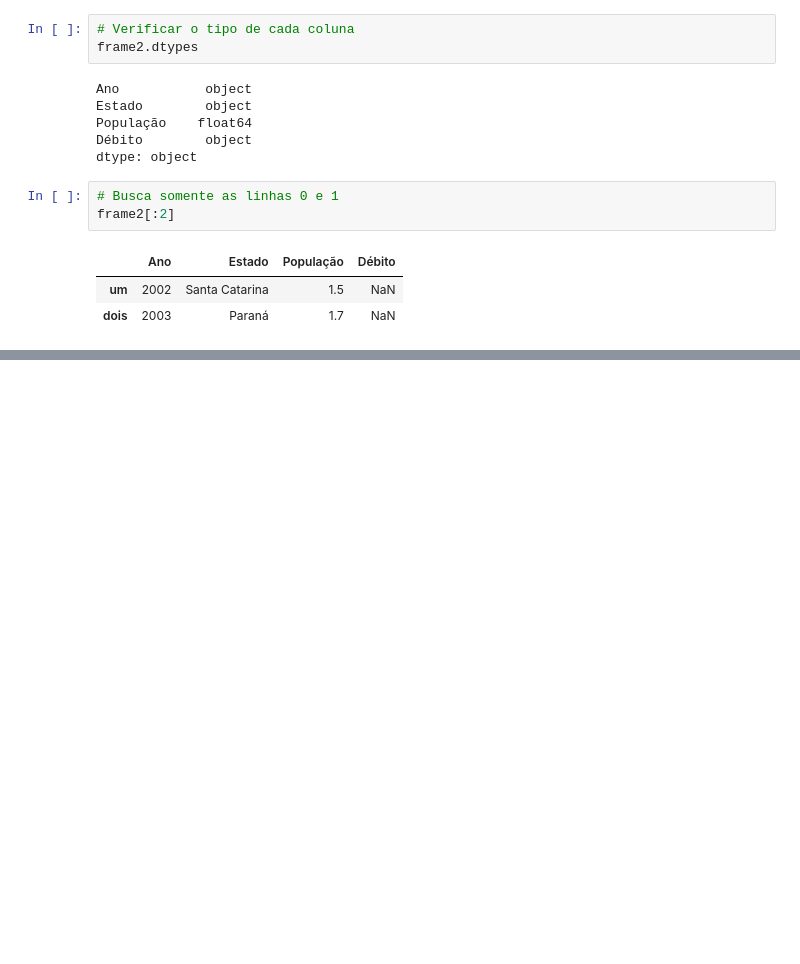
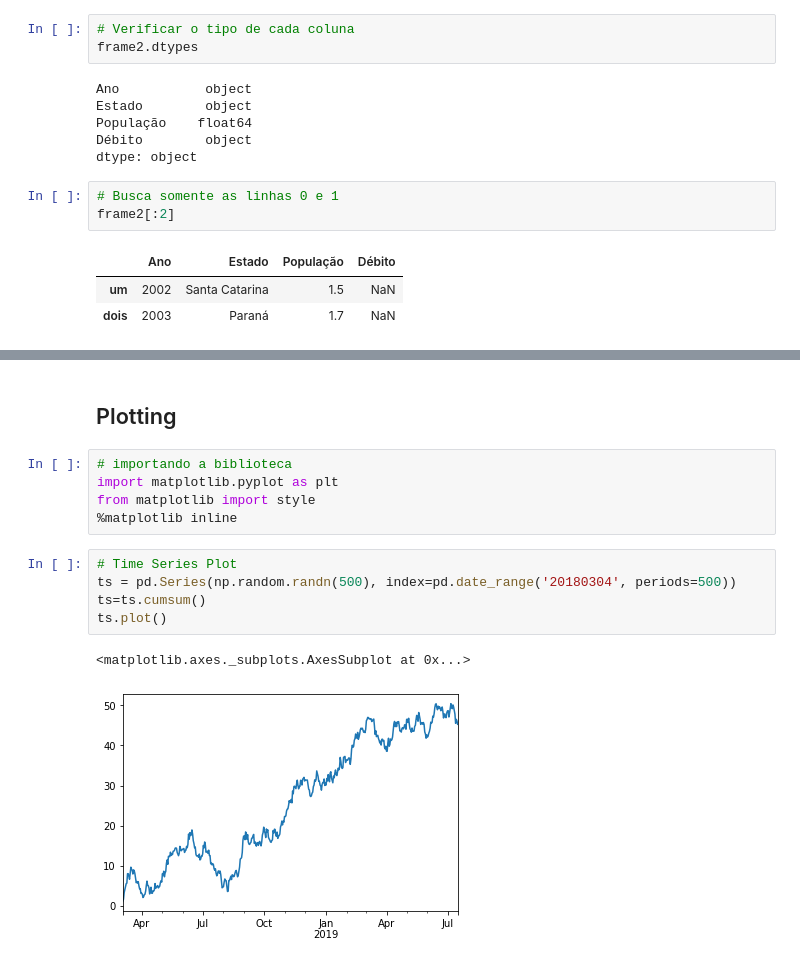
Before and after one commit to Lucaasfelipe/Python, a Jupyter notebook: Módulos python para Análise de dados/Pandas.ipynb, the cells around one changed output, grey strips where cells are left out. Drawn from its saved outputs; the diff is of its cells as text; blank space fills up the shorter version.

```diff
--- a/Módulos python para Análise de dados/Pandas.ipynb
+++ b/Módulos python para Análise de dados/Pandas.ipynb
@@ -255,0 +523,15 @@ frame2[:2]
+# %% [markdown]
+## Plotting
+# %%
+# importando a biblioteca
+import matplotlib.pyplot as plt
+from matplotlib import style
+%matplotlib inline
+# %%
+# Time Series Plot
+ts = pd.Series(np.random.randn(500), index=pd.date_range('20180304', periods=500))
+ts=ts.cumsum()
+ts.plot()
+# %% [output]
+<matplotlib.axes._subplots.AxesSubplot at 0x...>
+[figure, added]
```
Also changed, not shown: parts of 39 cells of this notebook, 1 other file.
